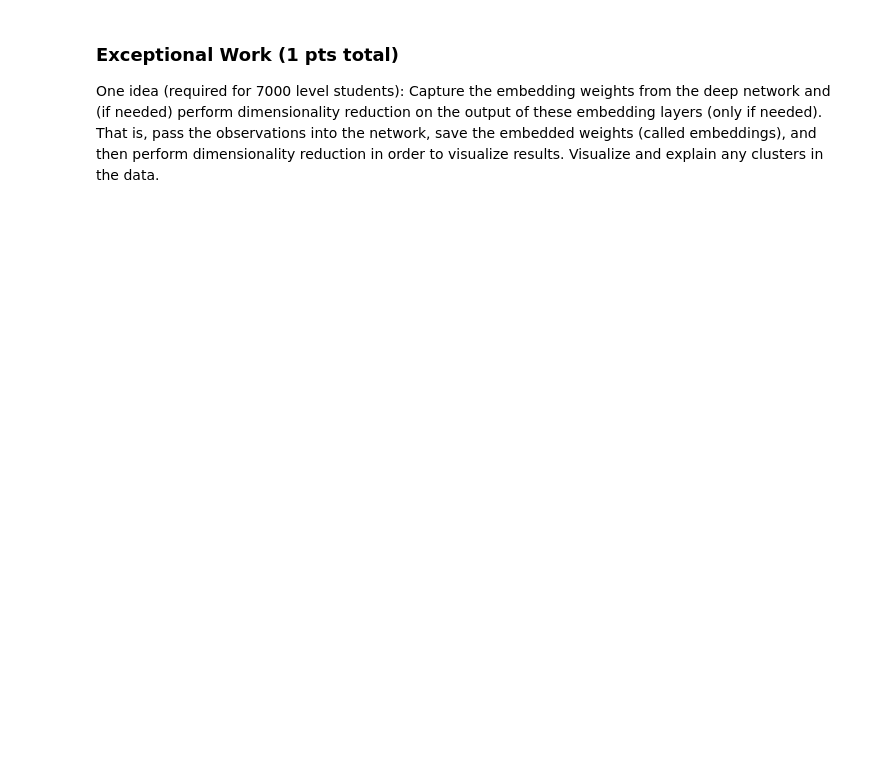
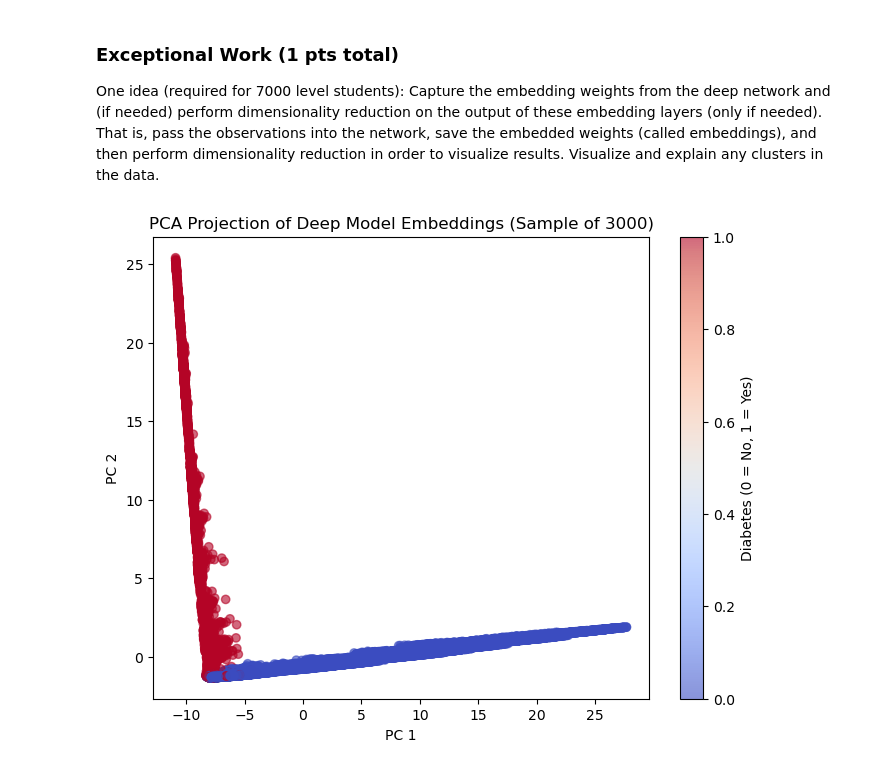
Before and after one commit to alexchans/ML_labs, a Jupyter notebook: labs/lab5.ipynb, the cells around one changed output. Saved outputs shown, nothing was run; the diff lists cells and outputs as text; code cells hidden in the pictures; blank space fills up the shorter version.

```diff
--- a/labs/lab5.ipynb
+++ b/labs/lab5.ipynb
@@ -348,3 +528,21 @@ For this dataset, additional depth (4 layers) likely introduced minor overfittin
 # %% [markdown]
 ### Exceptional Work (1 pts total)
 One idea (required for 7000 level students): Capture the embedding weights from the deep network and (if needed) perform dimensionality reduction on the output of these embedding layers (only if needed). That is, pass the observations into the network, save the embedded weights (called embeddings), and then perform  dimensionality reduction in order to visualize results. Visualize and explain any clusters in the data.
+# %%
+embedding_extractor = keras.Model(inputs=modeld.input, outputs=modeld.layers[-2].output)
+embeddings = embedding_extractor.predict(X_train, batch_size=256, verbose=0)
+
+from sklearn.decomposition import PCA
+pca = PCA(n_components=2, random_state=42)
+embeddings_2d = pca.fit_transform(embeddings)
+
+import matplotlib.pyplot as plt
+plt.figure(figsize=(8,6))
+plt.scatter(embeddings_2d[:,0], embeddings_2d[:,1], c=y_train, cmap='coolwarm', alpha=0.6)
+plt.title("PCA Projection of Deep Model Embeddings (Sample of 3000)")
+plt.xlabel("PC 1")
+plt.ylabel("PC 2")
+plt.colorbar(label="Diabetes (0 = No, 1 = Yes)")
+plt.show()
+# %% [output]
+[figure, added]
```
Also changed, not shown: parts of 8 cells of this notebook, 2 other files.
